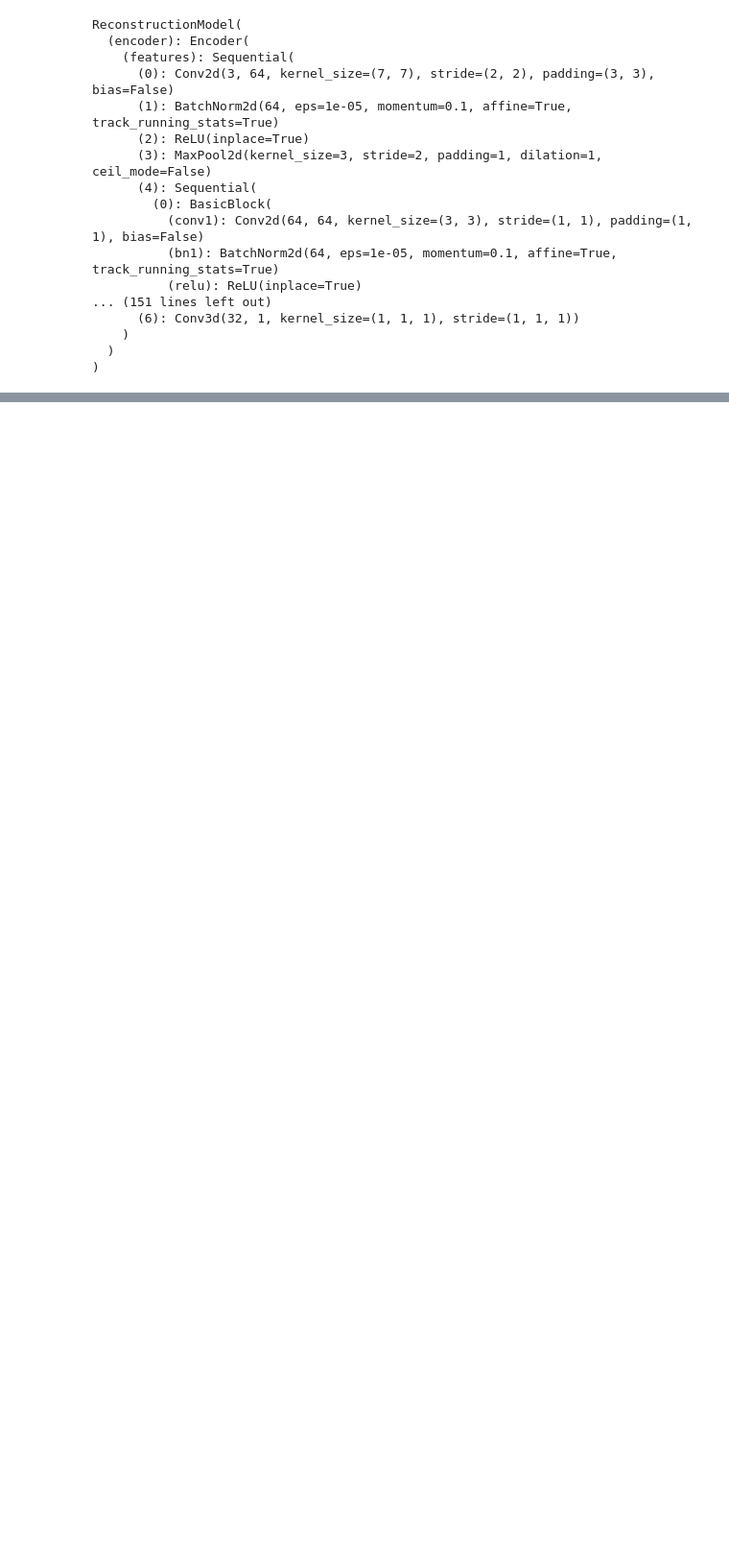
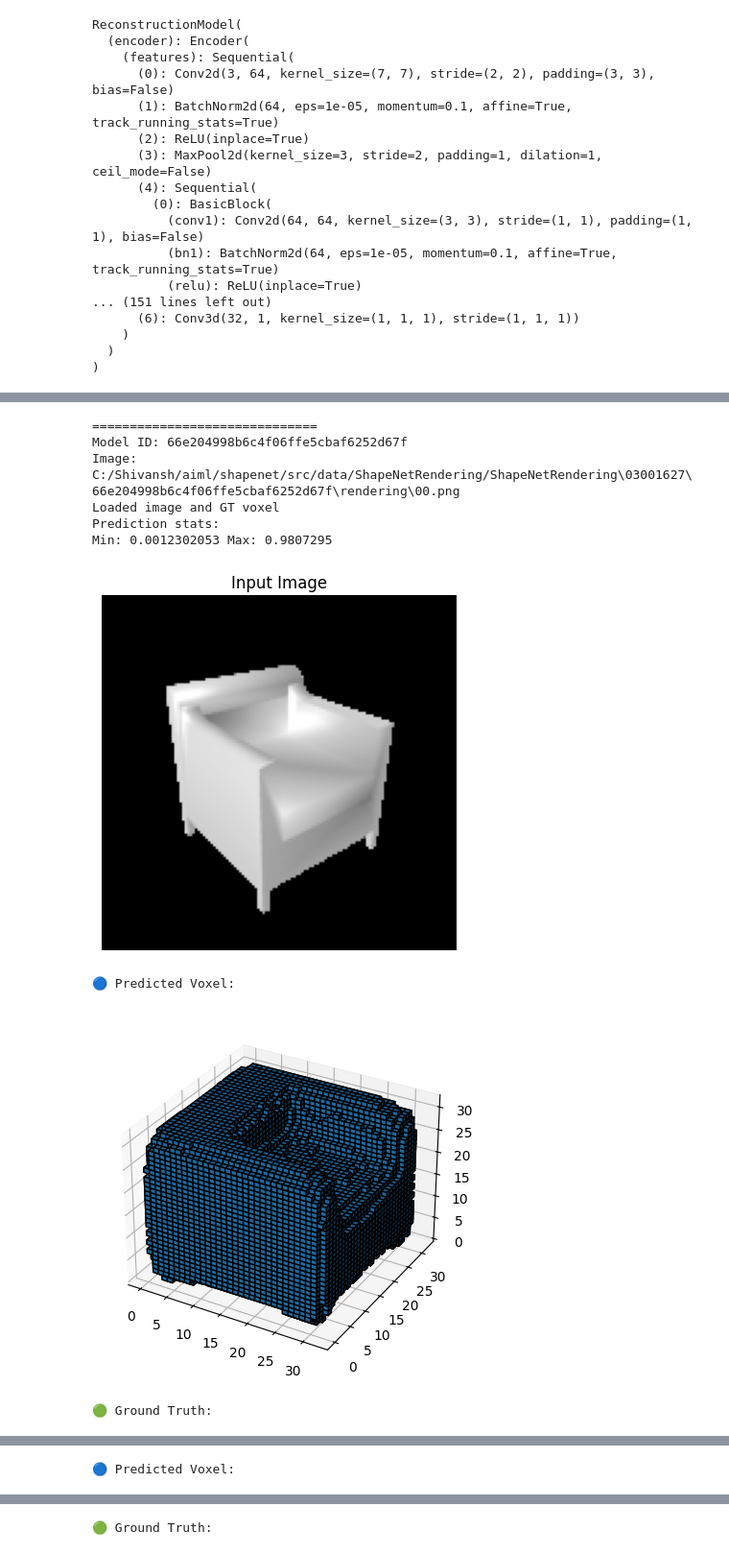
Before and after one commit to Singhania2004/Shapenet_2d_to_voxels_cnn, a Jupyter notebook: notebooks/inference_voxels.ipynb, the cells around one changed output, grey strips where cells are left out. Shown at 96% size. Drawn from its saved outputs; the diff is of its cells as text; code cells hidden in the pictures; blank space fills up the shorter version.

```diff
--- a/notebooks/inference_voxels.ipynb
+++ b/notebooks/inference_voxels.ipynb
@@ -135,0 +144,78 @@ for model_id in random_models:
+# %%
+config = load_config("../configs/config.yaml")
+
+render_dir = os.path.join(config["paths"]["rendering_dir"], config["data"]["class_id"])
+voxel_dir = os.path.join(config["paths"]["voxel_dir"], config["data"]["class_id"])
+
+model_ids = os.listdir(render_dir)
+random_models = random.sample(model_ids, min(5, len(model_ids)))
+
+for model_id in random_models:
+    image_folder = os.path.join(render_dir, model_id, "rendering")
+    voxel_path = os.path.join(voxel_dir, model_id, "model.binvox")
+
+    if not os.path.exists(image_folder) or not os.path.exists(voxel_path):
+        continue
+
+    images = [
+        os.path.join(image_folder, f)
+        for f in os.listdir(image_folder)
+        if f.endswith(".png")
+    ]
+
+    if len(images) == 0:
+        continue
+
+    image_path = random.choice(images)
+
+    print("\n==============================")
+    print("Model ID:", model_id)
+    print("Image:", image_path)
+
+    # 🔥 Load image
+    image = Image.open(image_path).convert("RGB")
+    image_tensor = transform(image).unsqueeze(0).to(device)
+
+    # 🔥 Load GT voxel
+    with open(voxel_path, 'rb') as f:
+        gt_voxel = binvox_rw.read_as_3d_array(f).data.astype(np.float32)
+
+    gt_voxel = np.expand_dims(gt_voxel, axis=(0,1))  # fix shape
+
+    print("Loaded image and GT voxel")
+
+    # 🔥 Prediction
+    with torch.no_grad():
+        logits = model(image_tensor)
+        pred_voxel = torch.sigmoid(logits).cpu().numpy()
+
+    print("Prediction stats:")
+    print("Min:", pred_voxel.min(), "Max:", pred_voxel.max())
+
+    # 🔥 Visualization
+    plt.imshow(image)
+    plt.title("Input Image")
+    plt.axis("off")
+    plt.show()
+
+    print("🔵 Predicted Voxel:")
+    show_voxel(pred_voxel[0], threshold=0.4)
+
+    print("🟢 Ground Truth:")
+    show_voxel(gt_voxel[0], threshold=0.5)
+
+    # 🔥 IoU at multiple thresholds
+    for t in [0.3, 0.4, 0.5]:
+        iou = compute_iou(pred_voxel[0], gt_voxel[0], threshold=t)
+        print(f"Threshold {t}: IoU = {iou:.4f}")
+# %% [output]
+==============================
+Model ID: 66e204998b6c4f06ffe5cbaf6252d67f
+Image: C:/Shivansh/aiml/shapenet/src/data/ShapeNetRendering/ShapeNetRendering\03001627\66e204998b6c4f06ffe5cbaf6252d67f\rendering\00.png
+Loaded image and GT voxel
+Prediction stats:
+Min: 0.0012302053 Max: 0.9807295
+[figure, added]
+🔵 Predicted Voxel:
+[figure, added]
+🟢 Ground Truth:
@@ -135,0 +234 @@ for model_id in random_models:
+🔵 Predicted Voxel:
@@ -135,0 +236 @@ for model_id in random_models:
+🟢 Ground Truth:
```
Also changed, not shown: parts of 3 cells of this notebook, 1 other file.
